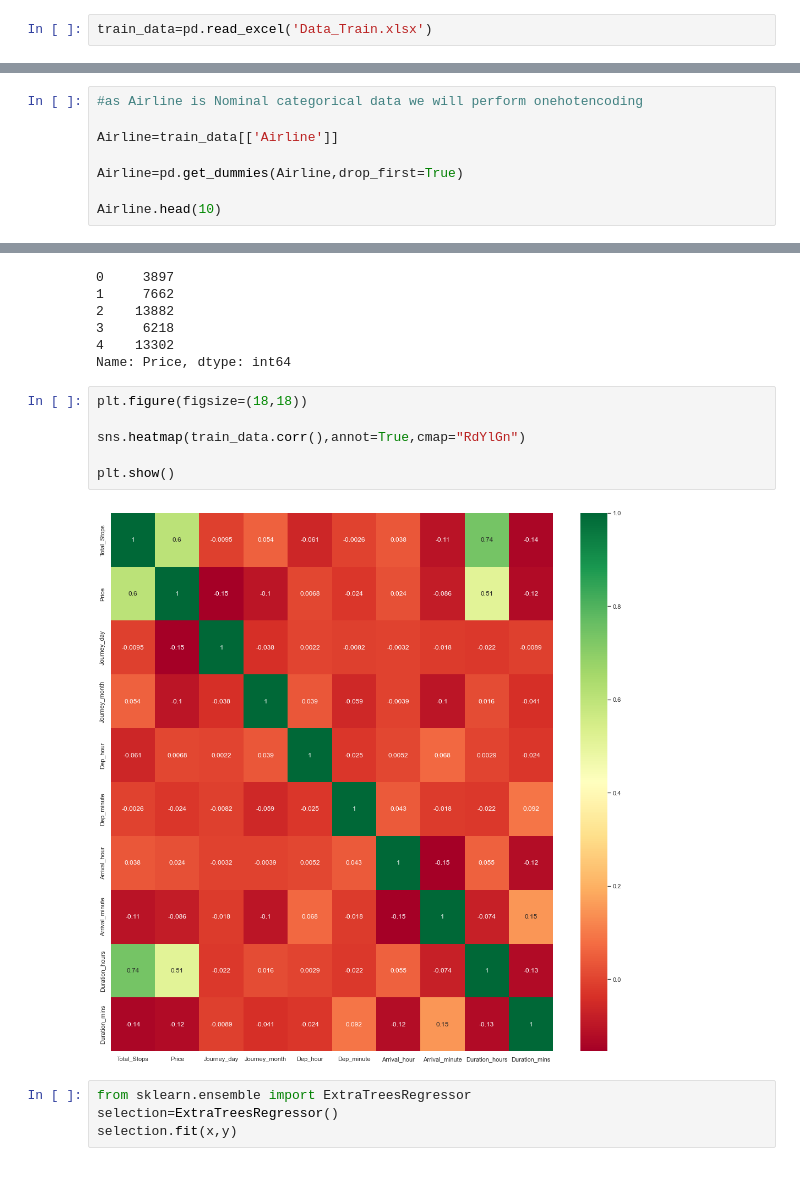
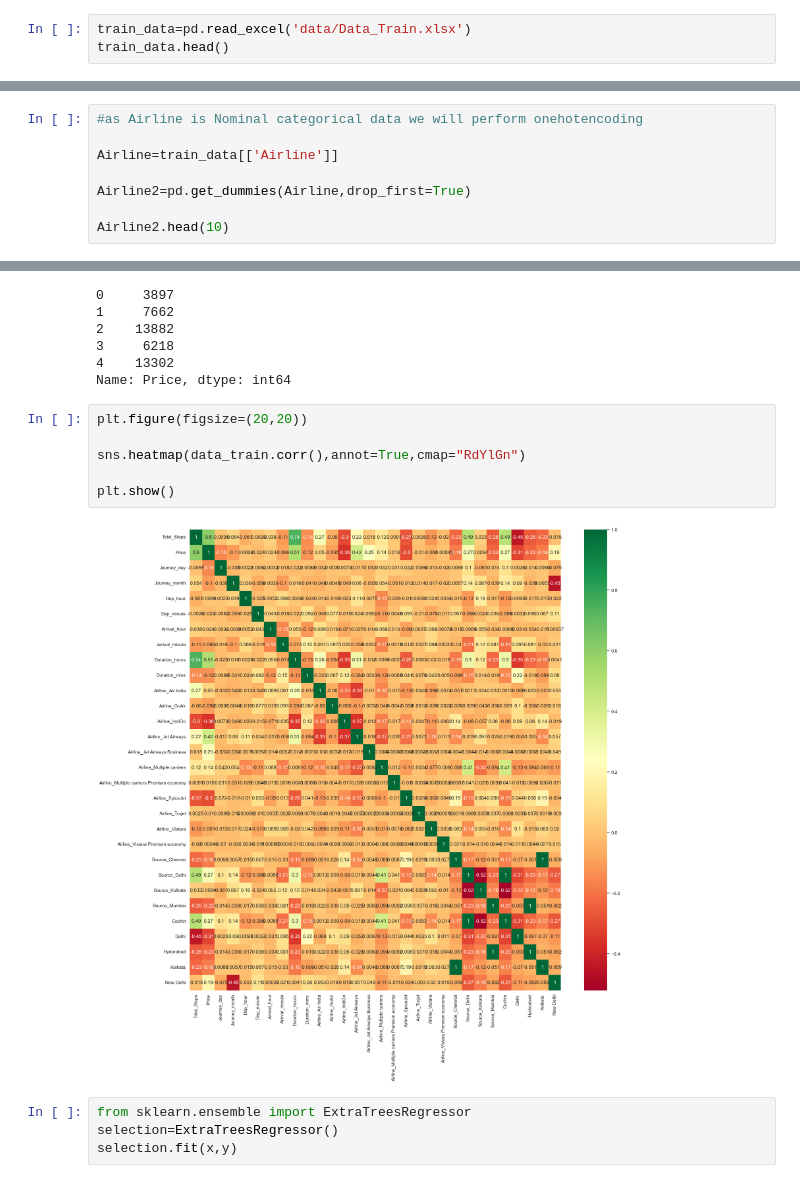
Before and after one commit to rajubaddela1234/FlightFarePrediction, a Jupyter notebook: notebook/flight_price.ipynb, the cells around one changed output, grey strips where cells are left out. Drawn from its saved outputs; the diff is of its cells as text.

```diff
--- a/notebook/flight_price.ipynb
+++ b/notebook/flight_price.ipynb
@@ -7,4 +7,5 @@ import matplotlib.pyplot as plt
 
 sns.set()
 # %%
-train_data=pd.read_excel('Data_Train.xlsx')
+train_data=pd.read_excel('data/Data_Train.xlsx')
+train_data.head()
@@ -202,8 +213,8 @@ sns.catplot(y='Price',x="Airline",data=train_data.sort_values('Price',ascending=
 
 Airline=train_data[['Airline']]
 
-Airline=pd.get_dummies(Airline,drop_first=True)
+Airline2=pd.get_dummies(Airline,drop_first=True)
 
-Airline.head(10)
+Airline2.head(10)
 # %% [output]
 |  | Airline_Air India | Airline_GoAir | Airline_IndiGo | Airline_Jet Airways | Airline_Jet Airways Business | ... |
@@ -559,13 +573,13 @@ y.head()
 4    13302
 Name: Price, dtype: int64
 # %%
-plt.figure(figsize=(18,18))
+plt.figure(figsize=(20,20))
 
-sns.heatmap(train_data.corr(),annot=True,cmap="RdYlGn")
+sns.heatmap(data_train.corr(),annot=True,cmap="RdYlGn")
 
 plt.show()
 # %% [output]
-[figure, old version]
+[figure, new version]
 # %%
 from sklearn.ensemble import ExtraTreesRegressor
 selection=ExtraTreesRegressor()
```
Also changed, not shown: parts of 45 cells of this notebook.
